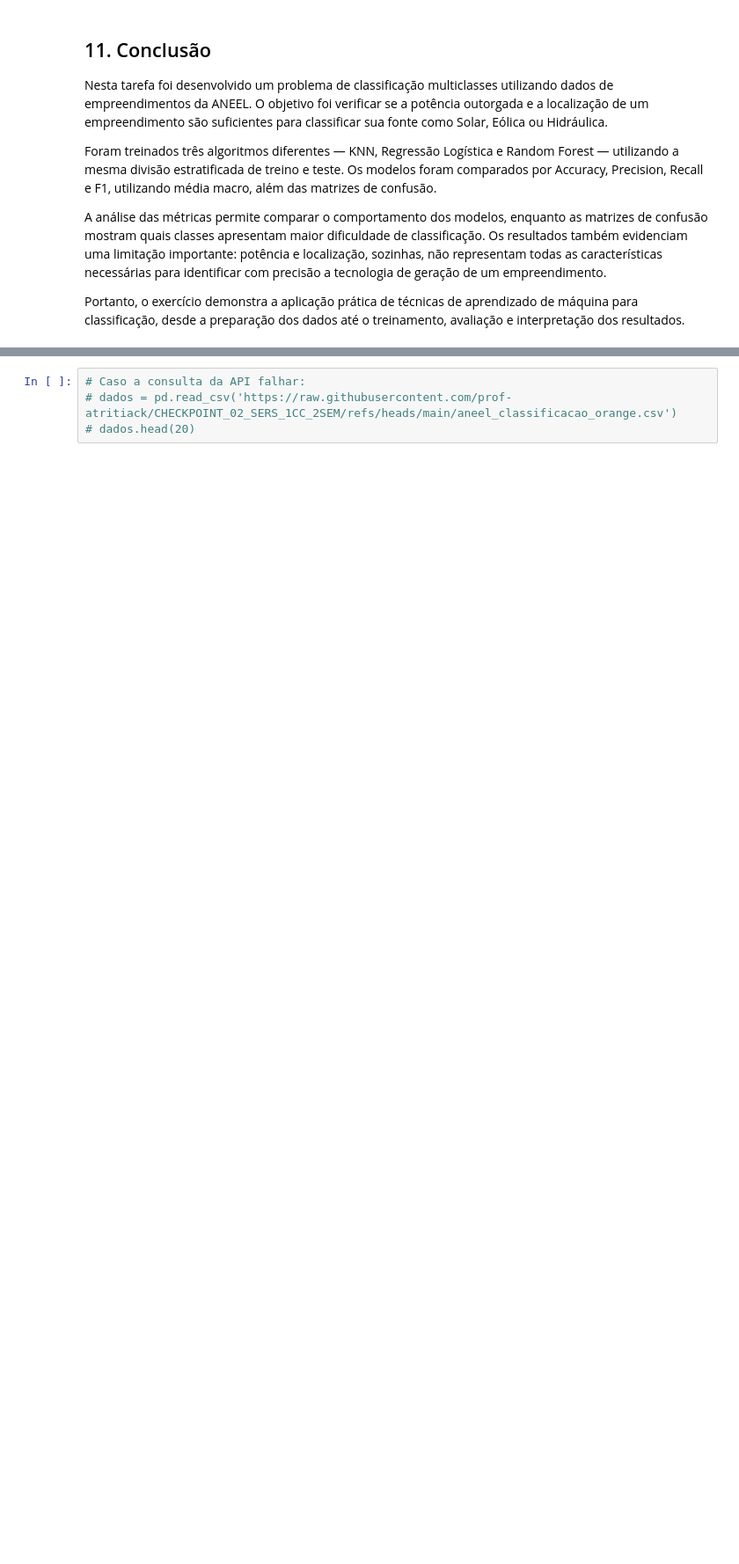
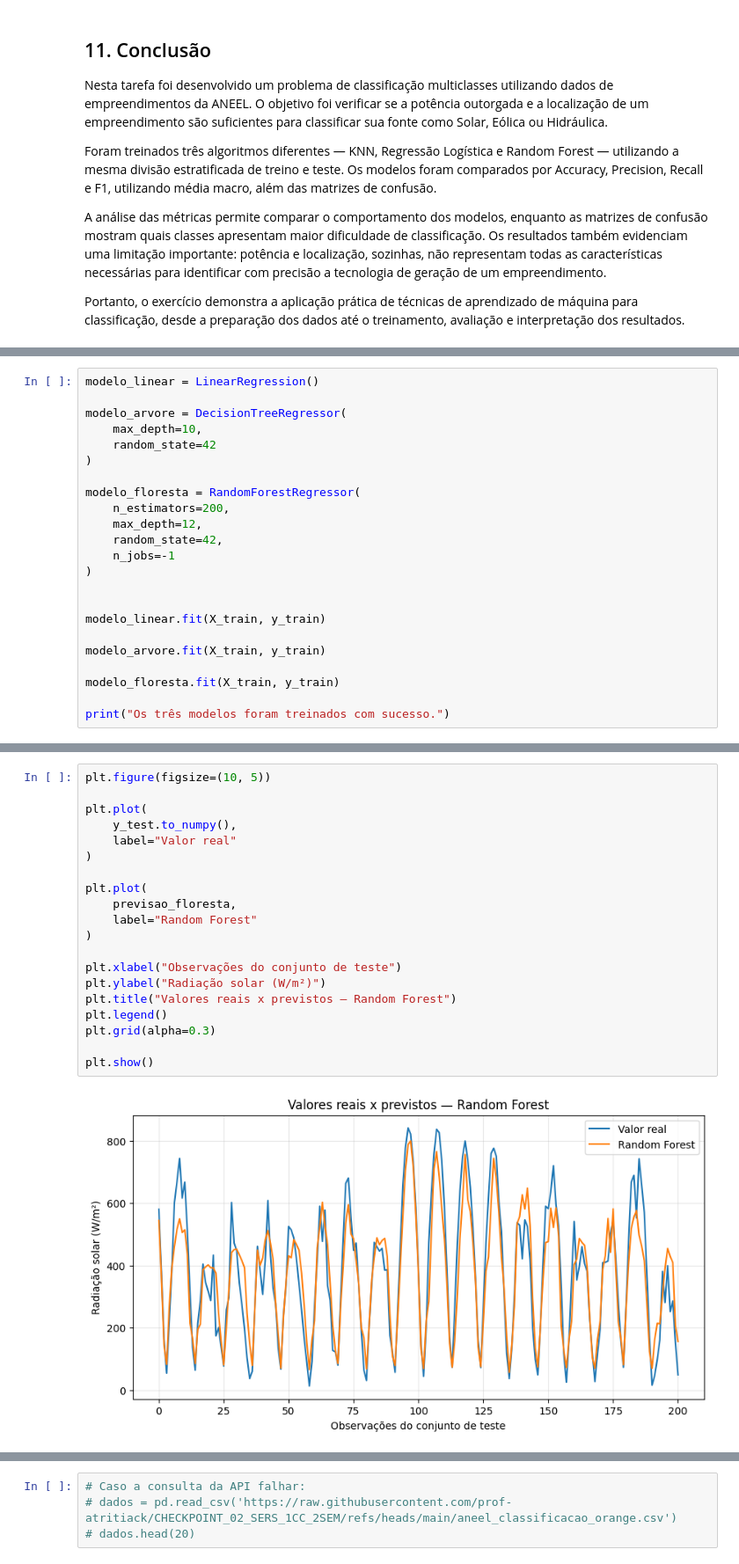
Before and after one commit to Hiero-o/cp-02-tritiack-sers, a Jupyter notebook: cp_02_tritiack_sers.ipynb, the cells around one changed output, grey strips where cells are left out. Shown at 88% size. Saved outputs shown, nothing was run; the diff lists cells and outputs as text; blank space fills up the shorter version.

```diff
--- a/cp_02_tritiack_sers.ipynb
+++ b/cp_02_tritiack_sers.ipynb
@@ -584,0 +811,23 @@ from sklearn.metrics import (
+# %%
+modelo_linear = LinearRegression()
+
+modelo_arvore = DecisionTreeRegressor(
+    max_depth=10,
+    random_state=42
+)
+
+modelo_floresta = RandomForestRegressor(
+    n_estimators=200,
+    max_depth=12,
+    random_state=42,
+    n_jobs=-1
+)
+
+
+modelo_linear.fit(X_train, y_train)
+
+modelo_arvore.fit(X_train, y_train)
+
+modelo_floresta.fit(X_train, y_train)
+
+print("Os três modelos foram treinados com sucesso.")
@@ -584,0 +915,22 @@ from sklearn.metrics import (
+# %%
+plt.figure(figsize=(10, 5))
+
+plt.plot(
+    y_test.to_numpy(),
+    label="Valor real"
+)
+
+plt.plot(
+    previsao_floresta,
+    label="Random Forest"
+)
+
+plt.xlabel("Observações do conjunto de teste")
+plt.ylabel("Radiação solar (W/m²)")
+plt.title("Valores reais x previstos — Random Forest")
+plt.legend()
+plt.grid(alpha=0.3)
+
+plt.show()
+# %% [output]
+[figure, added]
```
Also changed, not shown: parts of 18 cells of this notebook.
